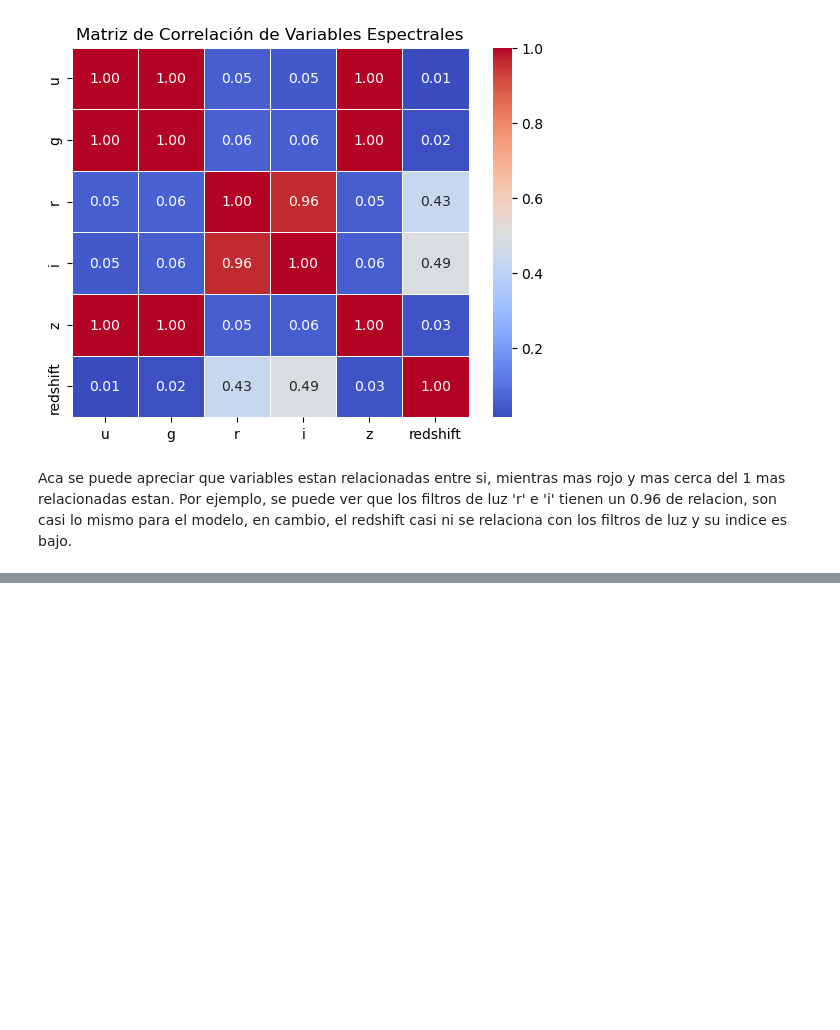
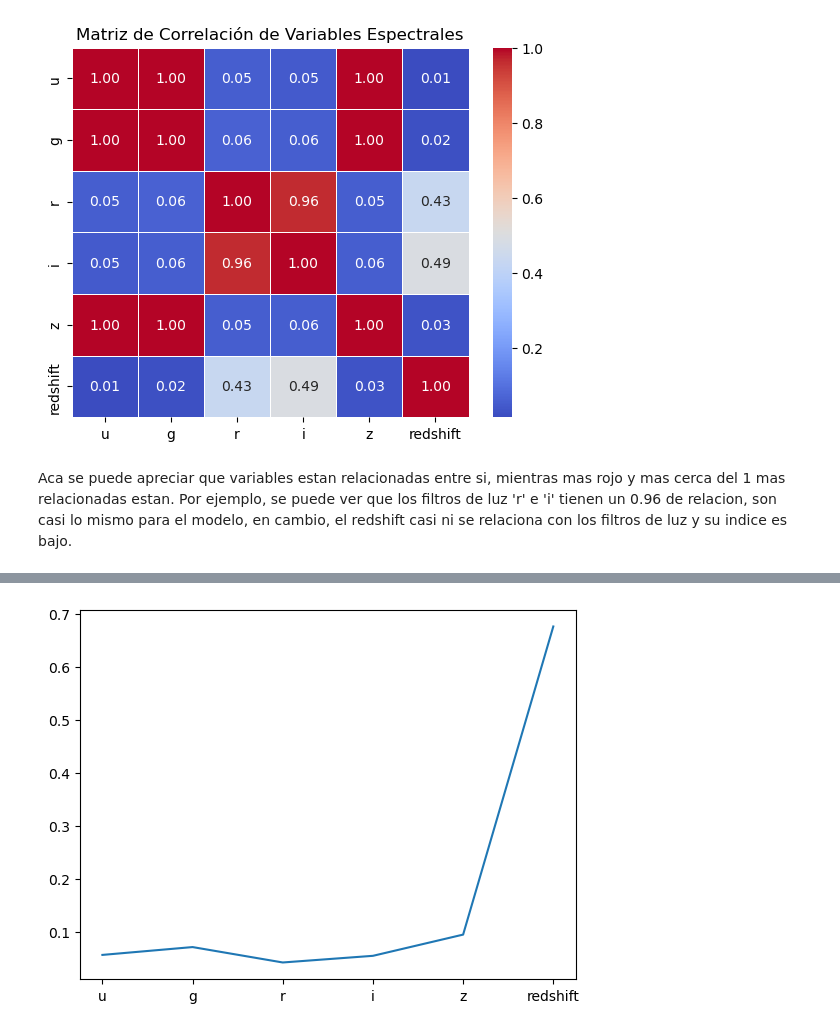
Before and after one commit to fernaaando/proyecto-repo, a Jupyter notebook: clasificador.ipynb, the cells around one changed output, grey strips where cells are left out. Saved outputs shown, nothing was run; the diff lists cells and outputs as text; code cells hidden in the pictures; blank space fills up the shorter version.

Commit message:
implementacion de random forest y visualizacion con la matriz de confusion

```diff
--- a/clasificador.ipynb
+++ b/clasificador.ipynb
@@ -116,0 +121,21 @@ X_train, X_test, y_train, y_test = train_test_split(X, Y, test_size=0.2, random_
+# %%
+# configurar y entrenar el modelo
+modelo = RandomForestClassifier(n_estimators=100, random_state=1)
+modelo.fit(X_train, y_train)
+
+# hacr predicciones con el conjunto de prueba
+y_pred = modelo.predict(X_test)
+
+# evaluar los resultados
+
+# matriz de confusion
+print("Matriz de confusion")
+print(confusion_matrix(y_test, y_pred))
+
+# precision del modelo
+precision_modelo = accuracy_score(y_test, y_pred)
+print(f"\nPrecisión del modelo: {precision_modelo:.2f}")
+
+# mtricas de rendimiento
+print("\nReporte de clasificacion:")
+print(classification_report(y_test, y_pred))
@@ -116,0 +160,7 @@ X_train, X_test, y_train, y_test = train_test_split(X, Y, test_size=0.2, random_
+# %%
+# ver la importancia de los atributos
+importancia = modelo.feature_importances_
+plt.plot(X_train.columns, importancia)
+plt.show()
+# %% [output]
+[figure, added]
```
Also changed, not shown: parts of 4 cells of this notebook.
